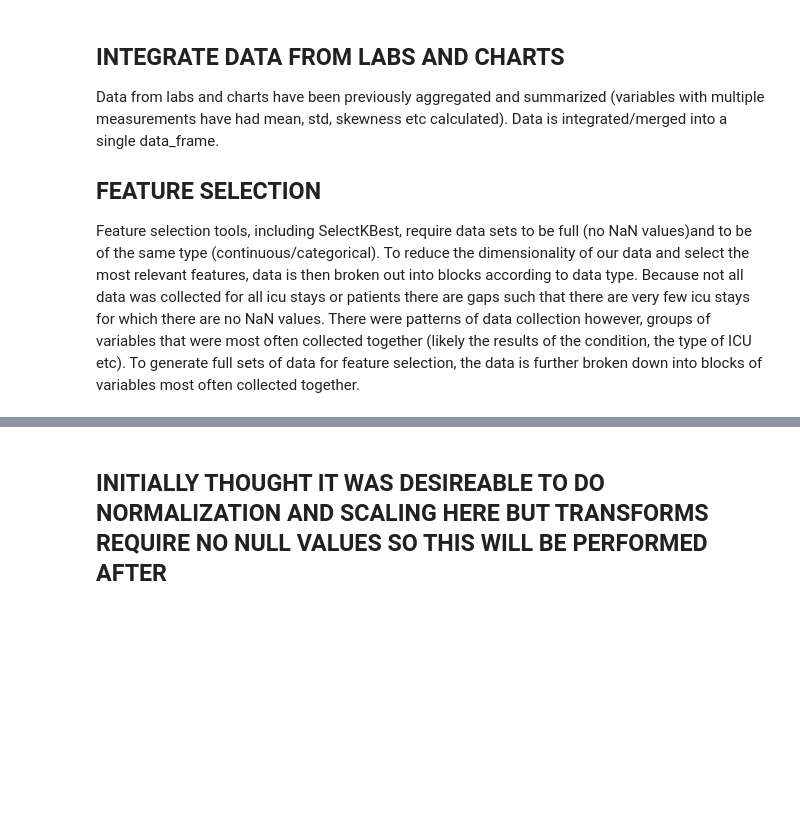
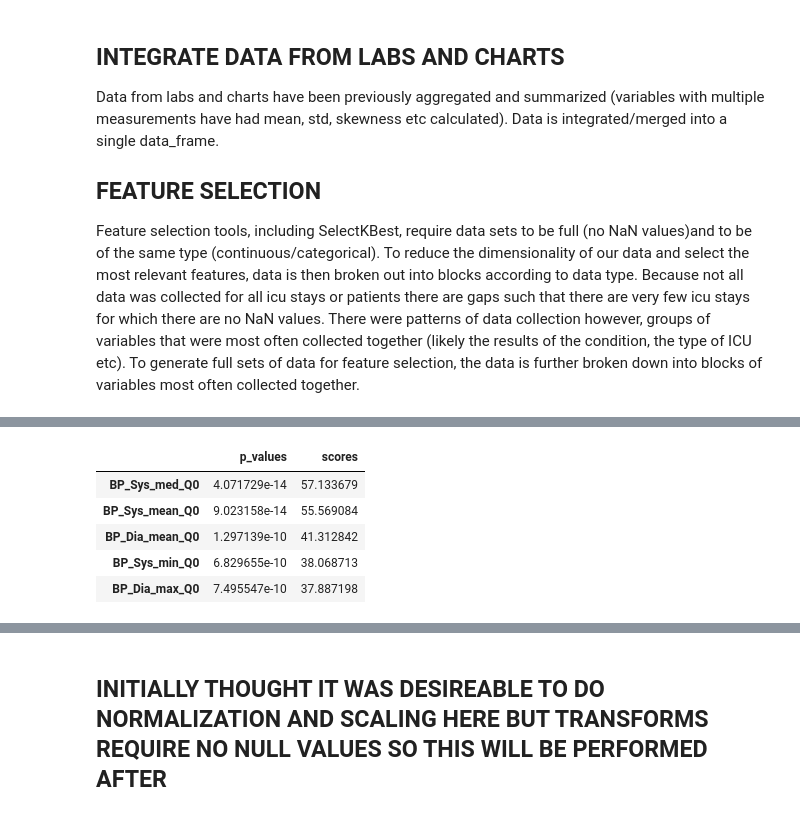
Before and after one commit to RJBeetel3/mimic3_analysis, a Jupyter notebook: ICU_MORTALITY_FIRST24.ipynb, the cells around one changed output, grey strips where cells are left out. Saved outputs shown, nothing was run; the diff lists cells and outputs as text; code cells hidden in the pictures; blank space fills up the shorter version.

```diff
--- a/ICU_MORTALITY_FIRST24.ipynb
+++ b/ICU_MORTALITY_FIRST24.ipynb
@@ -179,0 +99,14 @@ ptnt_demog_data[ptnt_demog_data.columns[11:]].groupby('hospital_expire_flag').su
+# %%
+for i in range(len(scores)):
+    if i == 0:
+        all_scores = features_dict[scores[i]]
+    else:
+        all_scores = all_scores.append(features_dict[scores[i]])
+all_scores.head()
+# %% [output]
+|  | p_values | scores |
+| BP_Sys_med_Q0 | 4.071729e-14 | 57.133679 |
+| BP_Sys_mean_Q0 | 9.023158e-14 | 55.569084 |
+| BP_Dia_mean_Q0 | 1.297139e-10 | 41.312842 |
+| BP_Sys_min_Q0 | 6.829655e-10 | 38.068713 |
+| BP_Dia_max_Q0 | 7.495547e-10 | 37.887198 |
```
Also changed, not shown: parts of 63 cells of this notebook, 2 other files.
